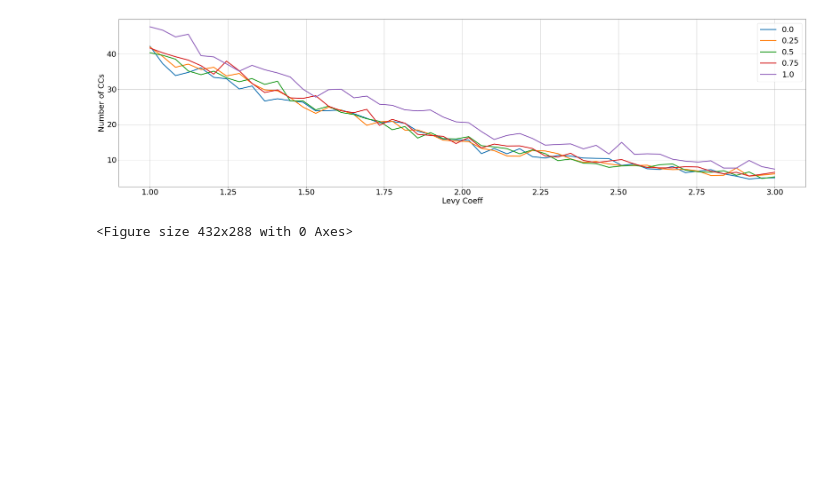
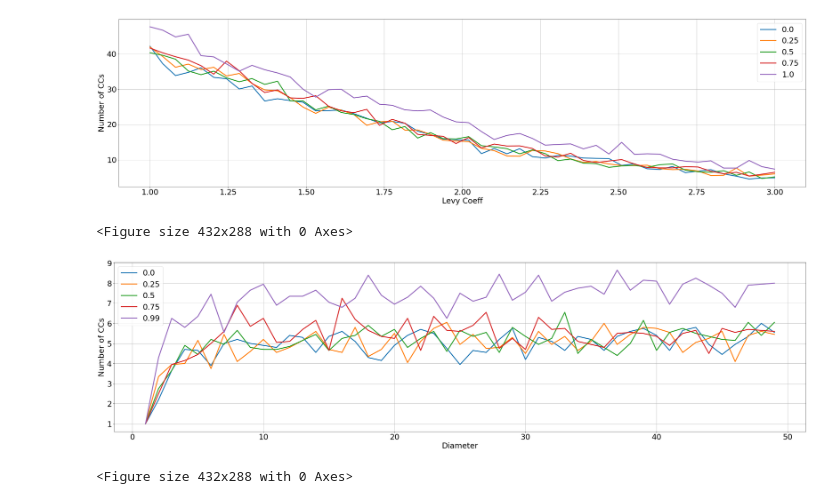
Before and after one commit to jastiso/modeling_citations, a Jupyter notebook: scripts/class_fn_test.ipynb, the cells around one changed output. Saved outputs shown, nothing was run; the diff lists cells and outputs as text; code cells hidden in the pictures; blank space fills up the shorter version.

```diff
--- a/scripts/class_fn_test.ipynb
+++ b/scripts/class_fn_test.ipynb
@@ -501,7 +553,7 @@ plt.draw()
 # %%
 # variation in connected components for diam
 nSim = 20
-net_biases = [0., .25, .5, .75, 1.]
+net_biases = [0., .25, .5, .75, .99]
 ds = range(1,50)
 n = 100
 
@@ -514,18 +566,21 @@ def test_diam(b,ds,g,node_2_gender,n,nSim):
             props[j,k] = len(a.network.components())
     return np.mean(props,axis=1)
 
-d_nums = Parallel(n_jobs=4)(
+d_nums = Parallel(n_jobs=1)(
     delayed(test_diam)(b,ds,g,node_2_gender,n,nSim)
     for b in tqdm(net_biases)
 )
 # %%
 plt.rcParams.update({'font.size': 25})
 plt.figure(figsize=(40,10))
-plt.plot(ds, np.reshape(d_nums, (nSim, len(net_biases))), linewidth=3.0)
+plt.plot(ds, np.reshape(d_nums, (len(net_biases), len(ds))).T, linewidth=3.0)
 plt.ylabel('Number of CCs')
 plt.xlabel('Diameter')
 plt.legend(net_biases)
 
 plt.grid(True)
 plt.show()
 plt.draw()
+# %% [output]
+[figure, added]
+<Figure size 432x288 with 0 Axes>
```
Also changed, not shown: parts of 15 cells of this notebook.
